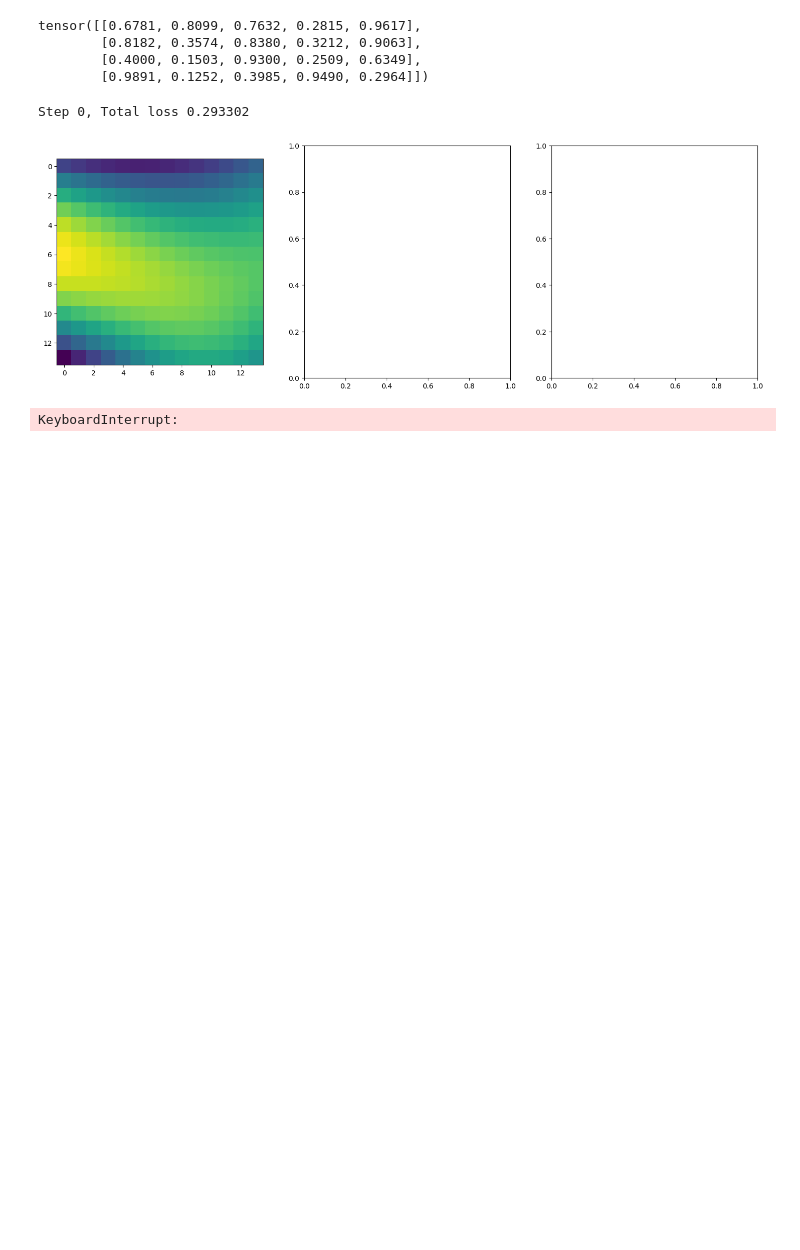
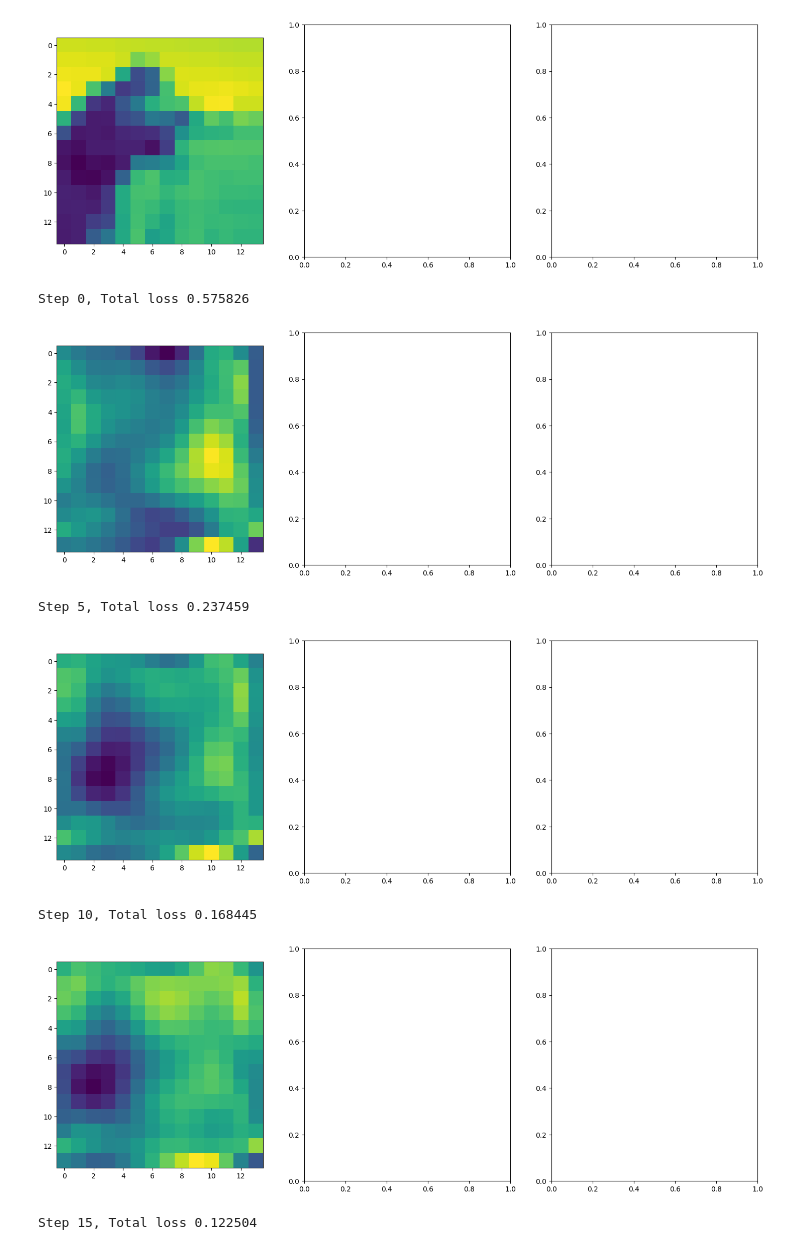
Before and after one commit to cirKITers/quantum-siren, a Jupyter notebook: quantum.ipynb, the cells around one changed output. Saved outputs shown, nothing was run; the diff lists cells and outputs as text; code cells hidden in the pictures; blank space fills up the shorter version.

Commit message:
experiments with n qubits and layers
Signed-off-by: lc3267 <melvin.strobl@kit.edu>

```diff
--- a/quantum.ipynb
+++ b/quantum.ipynb
@@ -45,0 +46,7 @@ tensor([0.3182, 0.8103, 0.5481, 0.7583, 0.4983, 0.7892, 0.2846, 0.8938, 0.2169,
+# %%
+total_steps = 500 # Since the whole image is our dataset, this just means 500 gradient descent steps.
+steps_til_summary = 5
+
+n_qubits = 6
+n_gates_per_layer = 3
+n_layer = 10
@@ -66,71 +81,51 @@ tensor([0.1618, 0.7667])
-# %%
-w
-# %% [output]
-tensor([[0.6781, 0.8099, 0.7632, 0.2815, 0.9617],
-        [0.8182, 0.3574, 0.8380, 0.3212, 0.9063],
-        [0.4000, 0.1503, 0.9300, 0.2509, 0.6349],
-        [0.9891, 0.1252, 0.3985, 0.9490, 0.2964]])
+# %%
+model_input, ground_truth = next(iter(dataloader))
+
+# scale the model input between 0..pi
+model_input[0] = (torch.asin(model_input[0])+torch.pi/2)/2
+
+# scale the data between -1..1 (yeah, I know that's ugly)
+ground_truth = 2/(torch.abs(ground_truth.max() - ground_truth.min())) * (-ground_truth.min() + ground_truth) - 1
 # %%
-total_steps = 500 # Since the whole image is our dataset, this just means 500 gradient descent steps.
-steps_til_summary = 1
-
-n_qubits = 3
-n_gates_per_layer = 3
-n_layer = 4
-
-dev = qml.device("default.qubit", wires=n_qubits, shots=None)
-
-@qml.batch_input(argnum=0)
-@qml.qnode(dev, diff_method="parameter-shift", interface="torch")
-def circuit(coords, params):
-    # qml.RY(coords[0], wires=0)
-    # qml.RY(coords[1], wires=1)
-    qml.AngleEmbedding(coords, wires=range(params.shape[1]-1), rotation="Y")
-
-    qml.Barrier(wires=range(n_qubits))
-
-    for l, l_params in enumerate(params):
-        for q, l_q_params in enumerate(l_params):
-            qml.RX(l_q_params[0], wires=q)
-            qml.RY(l_q_params[1], wires=q)
-
-            qml.CRX(l_q_params[2], wires=[q, (q+1)%params.shape[1]])
-
-    return qml.expval(qml.PauliZ(2))
-
-
 # params = np.random.uniform(size=(sidelength,sidelength))
 params = torch.rand(size=(n_layer,n_qubits,n_gates_per_layer), requires_grad=True) # nLayers, nQubits, nGatesPerLayer
 
-optim = torch.optim.Adam(lr=1e-4, params=[params])
+optim = torch.optim.Adam(lr=1e-2, params=[params])
 
-model_input, ground_truth = next(iter(dataloader))
-model_input, ground_truth = model_input, ground_truth
+fig, axes = plt.subplots(1,3, figsize=(18,6))
+axes[0].imshow(ground_truth.cpu().view(sidelength,sidelength).detach().numpy())
+plt.show()
 
 for step in range(total_steps):
     # model_output, coords = img_siren(model_input)
 
-    model_output = circuit(model_input[0], params)
+    model_output = cost(model_input[0], params)
     model_output = model_output.reshape((1, model_output.shape[0], 1))
     coords = model_input
 
     loss = ((model_output - ground_truth)**2).mean()
 
     if not step % steps_til_summary:
         print("Step %d, Total loss %0.6f" % (step, loss))
+        # print(f"Params: {params}")
         # img_grad = gradient(model_output, coords)
         # img_laplacian = laplace(model_output, coords)
 
         fig, axes = plt.subplots(1,3, figsize=(18,6))
         axes[0].imshow(model_output.cpu().view(sidelength,sidelength).detach().numpy())
         # axes[1].imshow(img_grad.norm(dim=-1).cpu().view(sidelength,sidelength).detach().numpy())
         # axes[2].imshow(img_laplacian.cpu().view(sidelength,sidelength).detach().numpy())
         plt.show()
 
     optim.zero_grad()
     loss.backward()
     optim.step()
 # %% [output]
+[figure, new version]
-Step 0, Total loss 0.293302
+Step 0, Total loss 0.575826
-[figure, old version]
+[figure, added]
-KeyboardInterrupt:
+Step 5, Total loss 0.237459
+[figure, added]
+Step 10, Total loss 0.168445
+[figure, added]
+Step 15, Total loss 0.122504
```
Also changed, not shown: parts of 4 cells of this notebook.
